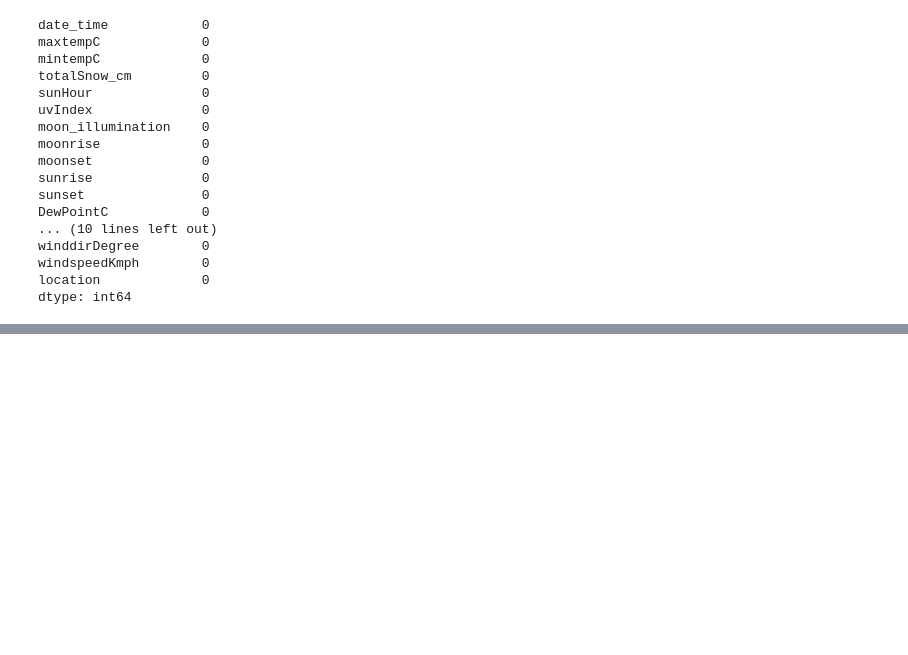
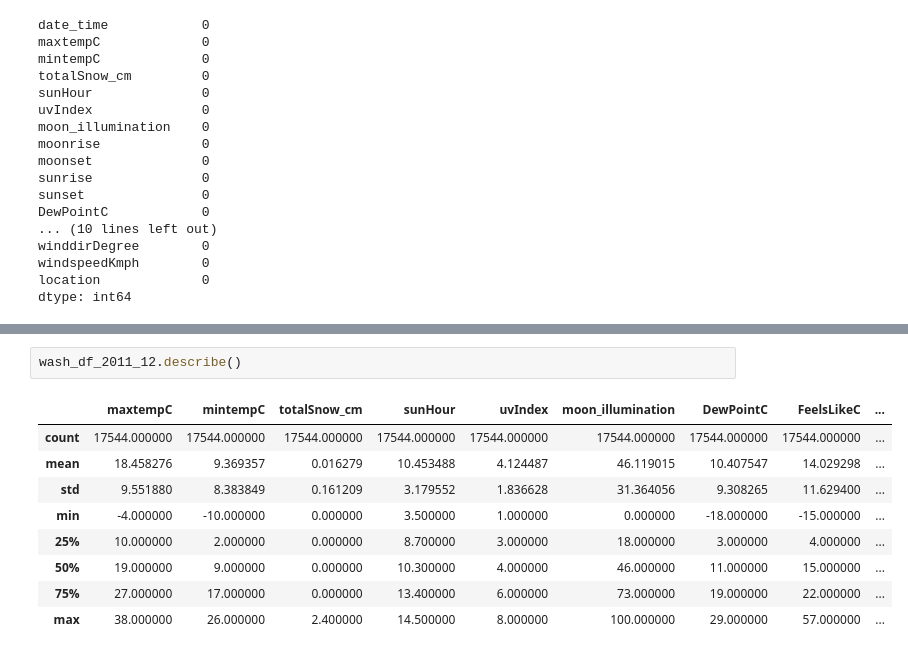
Before and after one commit to shekharbiswas/antelope, a Jupyter notebook: weather.ipynb, the cells around one changed output, grey strips where cells are left out. Saved outputs shown, nothing was run; the diff lists cells and outputs as text; blank space fills up the shorter version.

```diff
--- a/weather.ipynb
+++ b/weather.ipynb
@@ -91,0 +134,12 @@ dtype: int64
+# %%
+wash_df_2011_12.describe()
+# %% [output]
+|  | maxtempC | mintempC | totalSnow_cm | sunHour | uvIndex | moon_illumination | DewPointC | FeelsLikeC | ... |
+| count | 17544.000000 | 17544.000000 | 17544.000000 | 17544.000000 | 17544.000000 | 17544.000000 | 17544.000000 | 17544.000000 | ... |
+| mean | 18.458276 | 9.369357 | 0.016279 | 10.453488 | 4.124487 | 46.119015 | 10.407547 | 14.029298 | ... |
+| std | 9.551880 | 8.383849 | 0.161209 | 3.179552 | 1.836628 | 31.364056 | 9.308265 | 11.629400 | ... |
+| min | -4.000000 | -10.000000 | 0.000000 | 3.500000 | 1.000000 | 0.000000 | -18.000000 | -15.000000 | ... |
+| 25% | 10.000000 | 2.000000 | 0.000000 | 8.700000 | 3.000000 | 18.000000 | 3.000000 | 4.000000 | ... |
+| 50% | 19.000000 | 9.000000 | 0.000000 | 10.300000 | 4.000000 | 46.000000 | 11.000000 | 15.000000 | ... |
+| 75% | 27.000000 | 17.000000 | 0.000000 | 13.400000 | 6.000000 | 73.000000 | 19.000000 | 22.000000 | ... |
+| max | 38.000000 | 26.000000 | 2.400000 | 14.500000 | 8.000000 | 100.000000 | 29.000000 | 57.000000 | ... |
```
Also changed, not shown: parts of 5 cells of this notebook, 2 other files.
